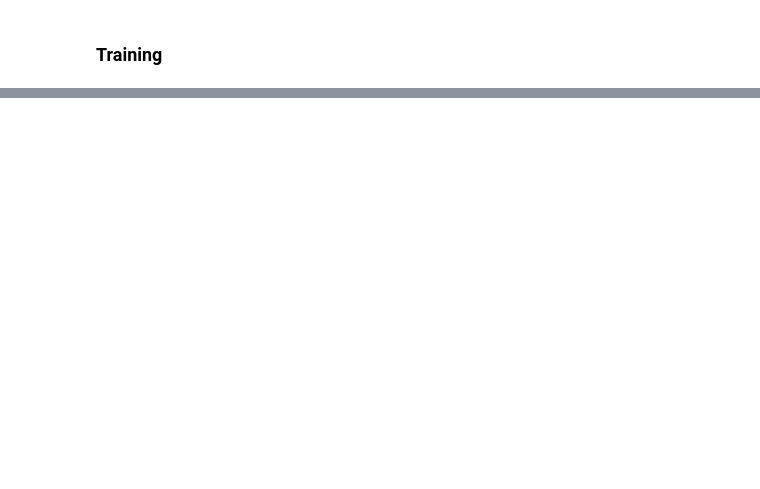
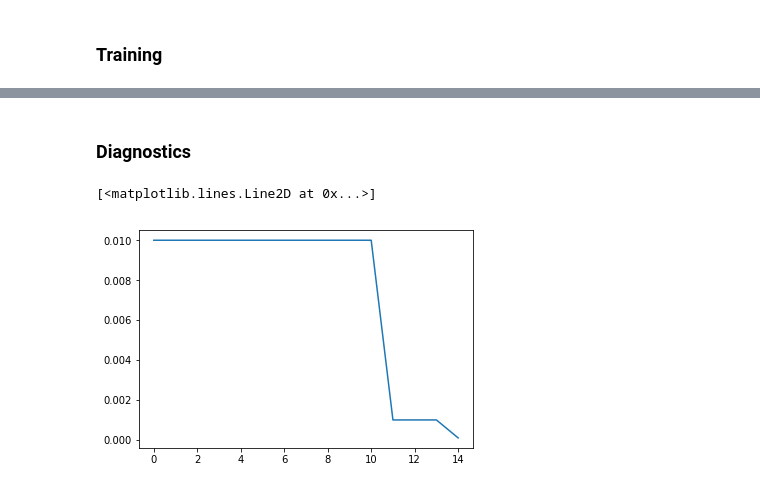
Before and after one commit to Datatouille/snaplogic_snap_recommendation, a Jupyter notebook: model_deep.ipynb, the cells around one changed output, grey strips where cells are left out. Drawn from its saved outputs; the diff is of its cells as text; code cells hidden in the pictures; blank space fills up the shorter version.

```diff
--- a/model_deep.ipynb
+++ b/model_deep.ipynb
@@ -350,9 +346,9 @@ target_col = 'target_snap'
 
 bs = 1024
 train_ds = SnapSeqDataset(train_df, seq_cols, sta_cols, target_col)
-train_dl = DataLoader(train_ds, batch_size=bs, shuffle=True, num_workers=4)
+train_dl = DataLoader(train_ds, batch_size=bs, shuffle=True)
 valid_ds = SnapSeqDataset(valid_df, seq_cols, sta_cols, target_col)
-valid_dl = DataLoader(valid_ds, batch_size=len(valid_ds), shuffle=False, num_workers=4)
+valid_dl = DataLoader(valid_ds, batch_size=len(valid_ds), shuffle=False)
 # %%
 next(iter(train_dl))
 # %% [output]
@@ -406,7 +402,7 @@ class RecommendSeq(nn.Module):
 
         #recurrent layers
         self.rnn_layers = nn.LSTM(emb_sz_rule(seq_dim), self.rnn_h,
-                                   num_layers = self.rnn_l, bias=True,
+                                   num_layers = self.rnn_l, bias=True, batch_first=True,
                                    dropout=self.rnn_p)
 
         #fully connected layers
@@ -430,9 +426,10 @@ class RecommendSeq(nn.Module):
         #seq
         bs = seq_input.shape[0]
         seq_out = self.seq_layer(seq_input)
-        seq_out = self.emb_drop(seq_out).permute(1,0,2)
+        seq_out = self.emb_drop(seq_out)
         seq_out, seq_h = self.rnn_layers(seq_out)
-        seq_out = seq_out.reshape(bs,-1)
+        seq_out = seq_out.contiguous()
+        seq_out = seq_out.view(bs,-1)
 
         #linear
         lin_in = torch.cat([sta_out,seq_out],1)
@@ -478,9 +475,9 @@ target_col = 'target_snap'
 
 bs = 1024
 train_ds = SnapSeqDataset(train_df, seq_cols, sta_cols, target_col)
-train_dl = DataLoader(train_ds, batch_size=bs, shuffle=True, num_workers=4)
+train_dl = DataLoader(train_ds, batch_size=bs, shuffle=True)
 valid_ds = SnapSeqDataset(valid_df, seq_cols, sta_cols, target_col)
-valid_dl = DataLoader(valid_ds, batch_size=len(valid_ds), shuffle=False, num_workers=4)
+valid_dl = DataLoader(valid_ds, batch_size=len(valid_ds), shuffle=False)
 # %%
 sta_dict = {'org':5, 'project':507, 'user':218}
 seq_dim = 486
@@ -544,8 +541,8 @@ for epoch in tqdm_notebook(range(20)):
         valid_losses.append(valid_loss.item())
 
         #accuracy
-        y = target.detach().numpy()
-        probs = F.softmax(score,1).detach().numpy()
+        y = target.cpu().detach().numpy()
+        probs = F.softmax(score,1).cpu().detach().numpy()
 
         #top 1 accuracy
         preds = probs.argmax(1)
@@ -577,0 +593,7 @@ for epoch in tqdm_notebook(range(20)):
+# %% [markdown]
+### Diagnostics
+# %%
+plt.plot(lrs)
+# %% [output]
+[<matplotlib.lines.Line2D at 0x...>]
+[figure, added]
```
Also changed, not shown: parts of 20 cells of this notebook.
